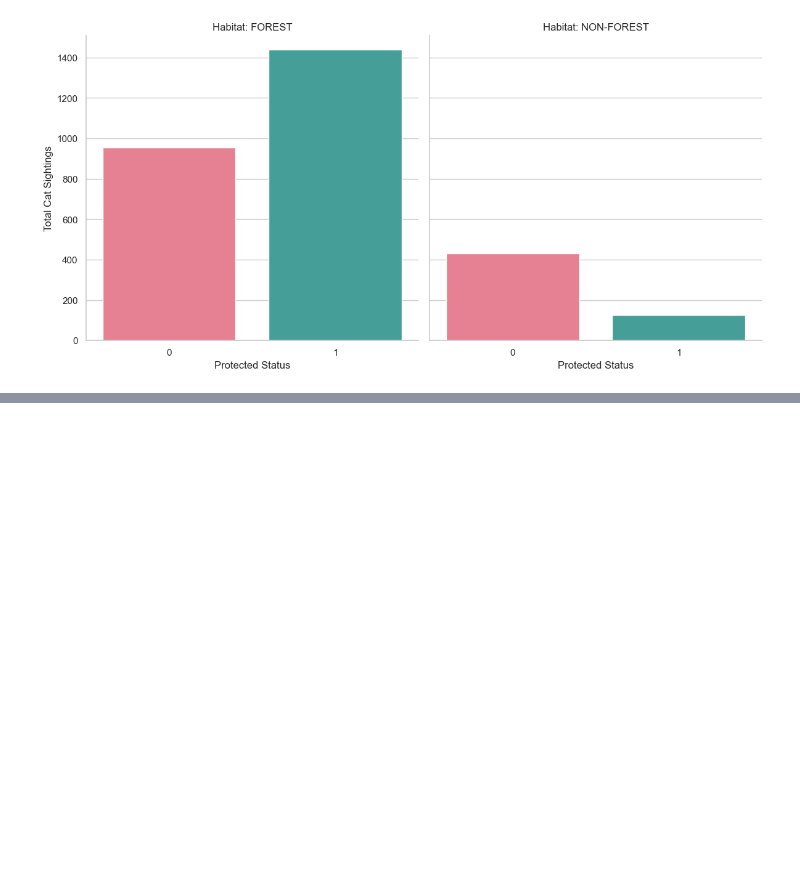
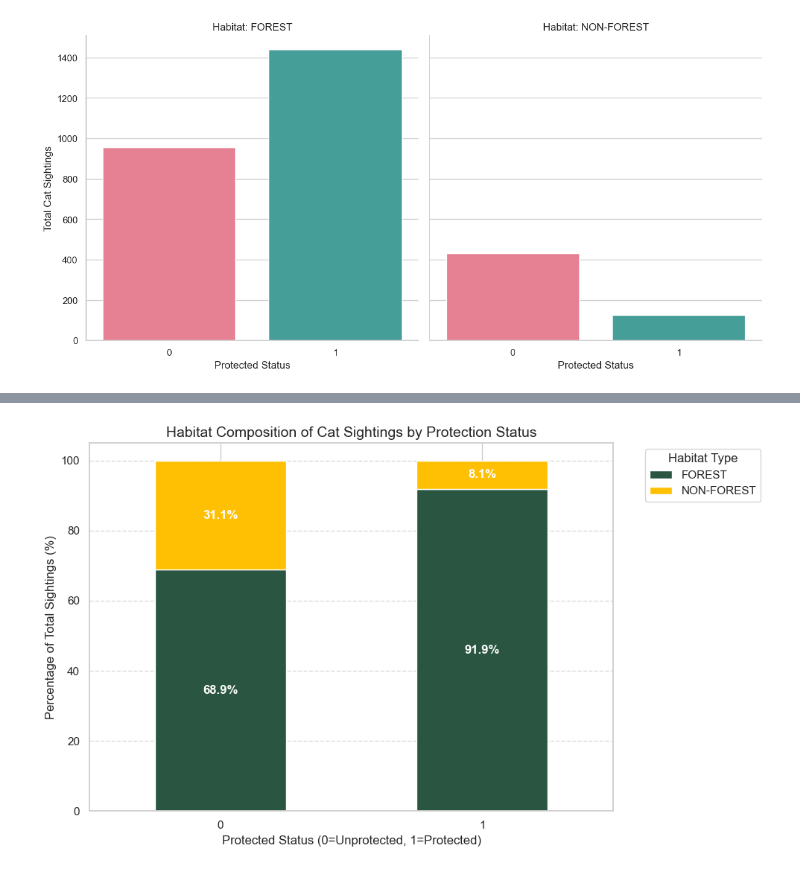
Before and after one commit to liza-drini/ceu-ds-project-C-2026, a Jupyter notebook: src/liza_visualization_graph.ipynb, the cells around one changed output, grey strips where cells are left out. Saved outputs shown, nothing was run; the diff lists cells and outputs as text; code cells hidden in the pictures; blank space fills up the shorter version.

```diff
--- a/src/liza_visualization_graph.ipynb
+++ b/src/liza_visualization_graph.ipynb
@@ -187,0 +205,26 @@ plt.show()
+# %%
+comp = sheep_df.groupby(['is_protected', 'forest2018Status'])['occurrenceCount'].sum().unstack()
+comp_pct = comp.div(comp.sum(axis=1), axis=0) * 100
+
+ax = comp_pct.plot(kind='bar', stacked=True, figsize=(10, 6), color=["#295541", "#ffc003"])
+
+# Formatting
+plt.title('Habitat Composition of Cat Sightings by Protection Status', fontsize=14)
+plt.ylabel('Percentage of Total Sightings (%)')
+plt.xlabel('Protected Status (0=Unprotected, 1=Protected)')
+plt.xticks(rotation=0)
+plt.legend(title='Habitat Type', bbox_to_anchor=(1.05, 1), loc='upper left')
+plt.grid(axis='y', linestyle='--', alpha=0.7)
+
+# Add % labels on the bars
+for p in ax.patches:
+    width, height = p.get_width(), p.get_height()
+    x, y = p.get_xy()
+    if height > 0: # Only label if there is value
+        ax.text(x + width/2, y + height/2, f'{height:.1f}%',
+                ha='center', va='center', color='white', fontweight='bold')
+
+plt.tight_layout()
+plt.show()
+# %% [output]
+[figure, added]
```
Also changed, not shown: parts of 2 cells of this notebook, 1 other file.
